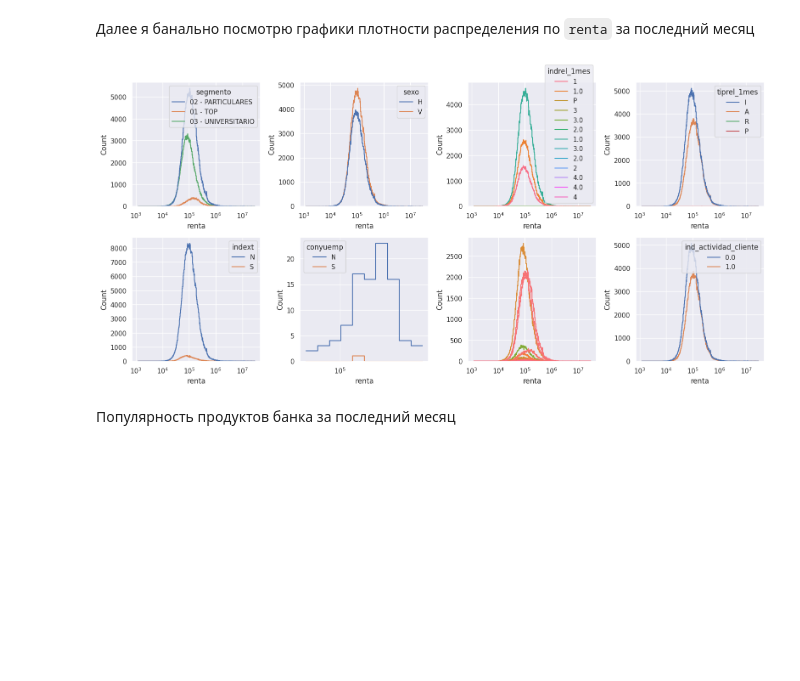
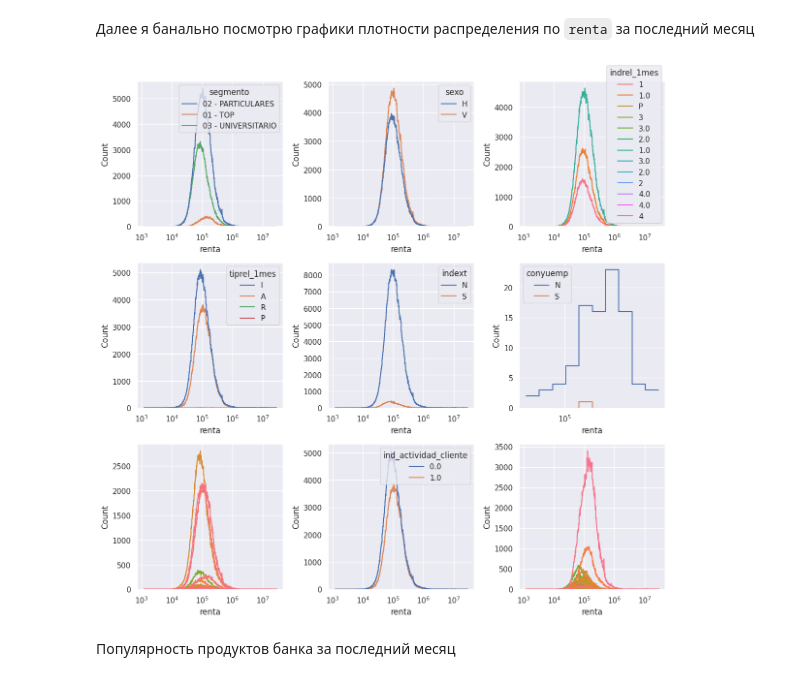
Before and after one commit to AkilovM/mle-pr-final, a Jupyter notebook: Exploratory_Data_Analysis.ipynb, the cells around one changed output. Saved outputs shown, nothing was run; the diff lists cells and outputs as text; code cells hidden in the pictures; blank space fills up the shorter version.

```diff
--- a/Exploratory_Data_Analysis.ipynb
+++ b/Exploratory_Data_Analysis.ipynb
@@ -274,24 +291,25 @@ plt.show()
 # %% [markdown]
 Далее я банально посмотрю графики плотности распределения по `renta` за последний месяц
 # %%
-fig, axes = plt.subplots(nrows=2, ncols=4, figsize=(16, 8))
+fig, axes = plt.subplots(nrows=3, ncols=3, figsize=(12, 12))
 
 for i, col in enumerate([
     'segmento',
     'sexo',
     'indrel_1mes',
     'tiprel_1mes',
     'indext',
     'conyuemp',
     'canal_entrada',
     'ind_actividad_cliente',
+    'nomprov'
     ]):
-    sns.histplot(data=df_last_month, x='renta', hue=col, log_scale=10, element='step', fill=False, common_norm=False, ax=axes.flat[i], legend=(col != 'canal_entrada'))
+    sns.histplot(data=df_last_month, x='renta', hue=col, log_scale=10, element='step', fill=False, common_norm=False, ax=axes.flat[i], legend=(col not in ['canal_entrada', 'nomprov']))
 
 plt.tight_layout()
 plt.show()
 # %% [output]
-[figure, old version]
+[figure, new version]
 # %% [markdown]
 Популярность продуктов банка за последний месяц
 # %%
```
Also changed, not shown: parts of 3 cells of this notebook.
